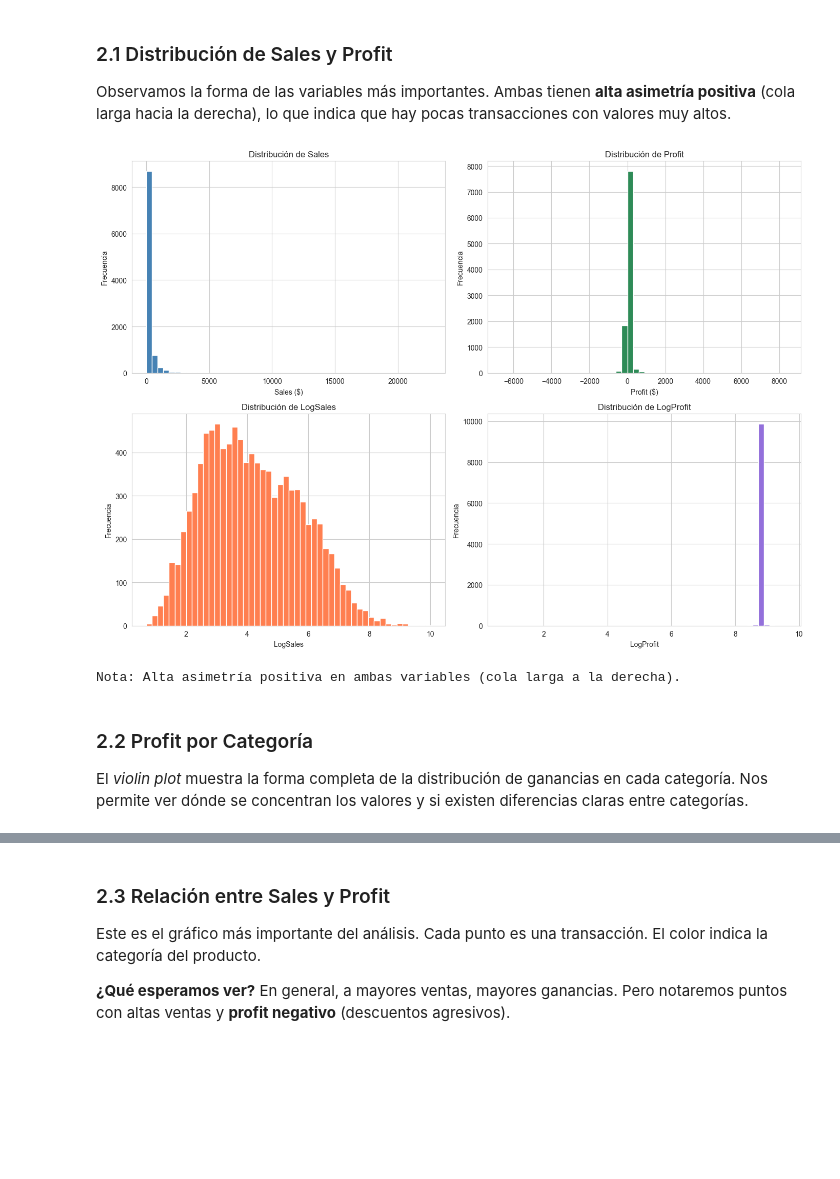
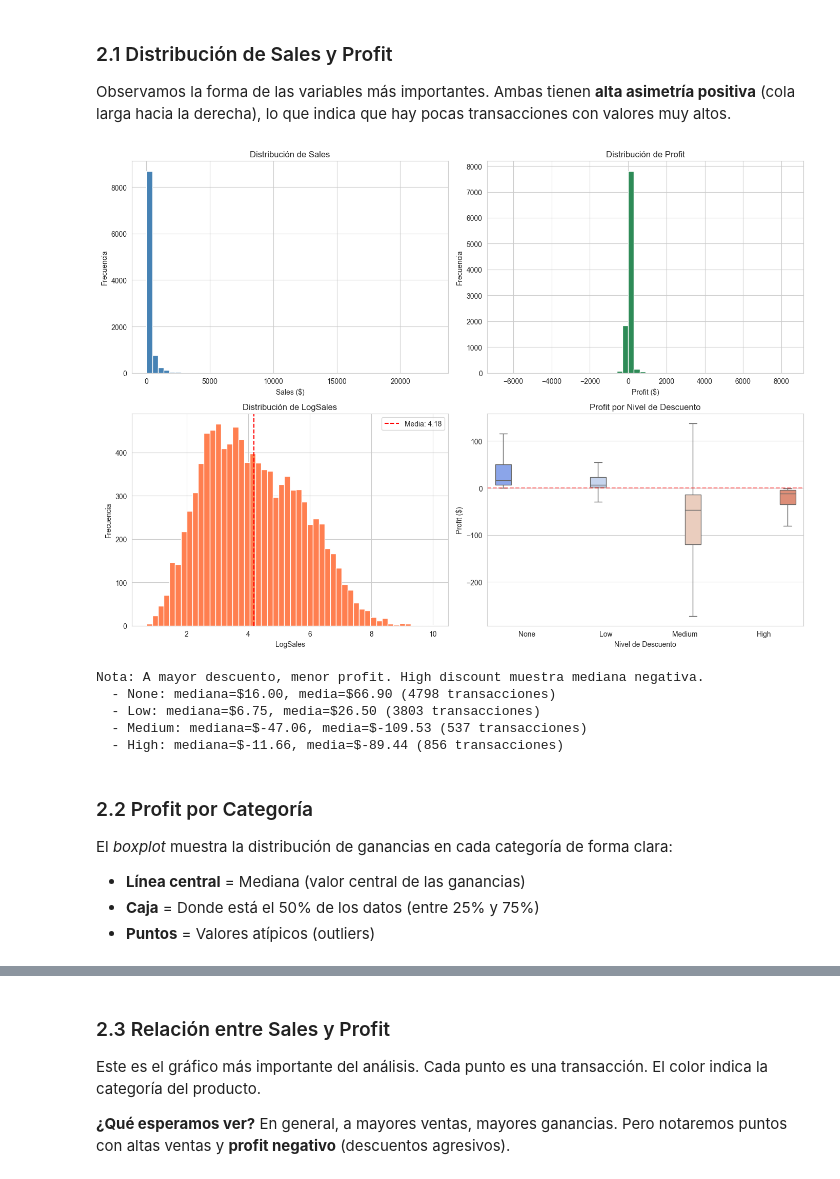
Before and after one commit to brandone12/Analisis_Super-Store, a Jupyter notebook: superstore-analysis2.ipynb, the cells around one changed output, grey strips where cells are left out. Drawn from its saved outputs; the diff is of its cells as text; code cells hidden in the pictures; blank space fills up the shorter version.

```diff
--- a/superstore-analysis2.ipynb
+++ b/superstore-analysis2.ipynb
@@ -114,6 +114,7 @@ eda_df = pd.read_csv('superstore_clean.csv')
 # Recargar datos originales para reconstruir categorías
 raw = pd.read_csv('Sample - Superstore.csv', encoding='cp1252')
 raw['Order Date'] = pd.to_datetime(raw['Order Date'], format='%m/%d/%Y')
+raw['DiscountLevel'] = pd.cut(raw['Discount'], bins=[-0.01, 0, 0.2, 0.5, 1.0], labels=['None','Low','Medium','High'])
 print('Datos cargados para EDA.')
 # %% [output]
 Datos cargados para EDA.
@@ -124,41 +125,51 @@ Observamos la forma de las variables más importantes. Ambas tienen **alta asime
 # %%
 fig, axes = plt.subplots(2, 2, figsize=(14, 10))
 
 axes[0,0].hist(eda_df['Sales'], bins=50, color='steelblue', edgecolor='white')
 axes[0,0].set_title('Distribución de Sales')
 axes[0,0].set_xlabel('Sales ($)')
 axes[0,0].set_ylabel('Frecuencia')
 
 axes[0,1].hist(eda_df['Profit'], bins=50, color='seagreen', edgecolor='white')
 axes[0,1].set_title('Distribución de Profit')
 axes[0,1].set_xlabel('Profit ($)')
 axes[0,1].set_ylabel('Frecuencia')
 
 if 'LogSales' in eda_df.columns:
     axes[1,0].hist(eda_df['LogSales'], bins=50, color='coral', edgecolor='white')
+    axes[1,0].axvline(eda_df['LogSales'].mean(), color='red', linestyle='--', label=f'Media: {eda_df["LogSales"].mean():.2f}')
+    axes[1,0].legend()
     axes[1,0].set_title('Distribución de LogSales')
     axes[1,0].set_xlabel('LogSales')
     axes[1,0].set_ylabel('Frecuencia')
 else:
     axes[1,0].axis('off')
 
-if 'LogProfit' in eda_df.columns:
-    axes[1,1].hist(eda_df['LogProfit'], bins=50, color='mediumpurple', edgecolor='white')
-    axes[1,1].set_title('Distribución de LogProfit')
-    axes[1,1].set_xlabel('LogProfit')
-    axes[1,1].set_ylabel('Frecuencia')
-else:
-    axes[1,1].axis('off')
+sns.boxplot(data=raw, x='DiscountLevel', y='Profit', hue='DiscountLevel', ax=axes[1,1], palette='coolwarm', legend=False, showfliers=False)
+axes[1,1].axhline(0, color='red', linestyle='--', alpha=0.5)
+axes[1,1].set_title('Profit por Nivel de Descuento')
+axes[1,1].set_xlabel('Nivel de Descuento')
+axes[1,1].set_ylabel('Profit ($)')
 
 plt.tight_layout()
 plt.show()
-print('Nota: Alta asimetría positiva en ambas variables (cola larga a la derecha).')
+print('Nota: A mayor descuento, menor profit. High discount muestra mediana negativa.')
+for level in ['None', 'Low', 'Medium', 'High']:
+    level_data = raw[raw['DiscountLevel'] == level]['Profit']
+    print(f'  - {level}: mediana=${level_data.median():.2f}, media=${level_data.mean():.2f} ({len(level_data)} transacciones)')
 # %% [output]
-[figure, old version]
+[figure, new version]
-Nota: Alta asimetría positiva en ambas variables (cola larga a la derecha).
+Nota: A mayor descuento, menor profit. High discount muestra mediana negativa.
+  - None: mediana=$16.00, media=$66.90 (4798 transacciones)
+  - Low: mediana=$6.75, media=$26.50 (3803 transacciones)
+  - Medium: mediana=$-47.06, media=$-109.53 (537 transacciones)
+  - High: mediana=$-11.66, media=$-89.44 (856 transacciones)
-# %% [markdown]
-### 2.2 Profit por Categoría
-
-El *violin plot* muestra la forma completa de la distribución de ganancias en cada categoría. Nos permite ver dónde se concentran los valores y si existen diferencias claras entre categorías.
+# %% [markdown]
+### 2.2 Profit por Categoría
+
+El *boxplot* muestra la distribución de ganancias en cada categoría de forma clara:
+- **Línea central** = Mediana (valor central de las ganancias)
+- **Caja** = Donde está el 50% de los datos (entre 25% y 75%)
+- **Puntos** = Valores atípicos (outliers)
 # %%
 plt.figure(figsize=(10, 6))
```
Also changed, not shown: parts of 7 cells of this notebook.
